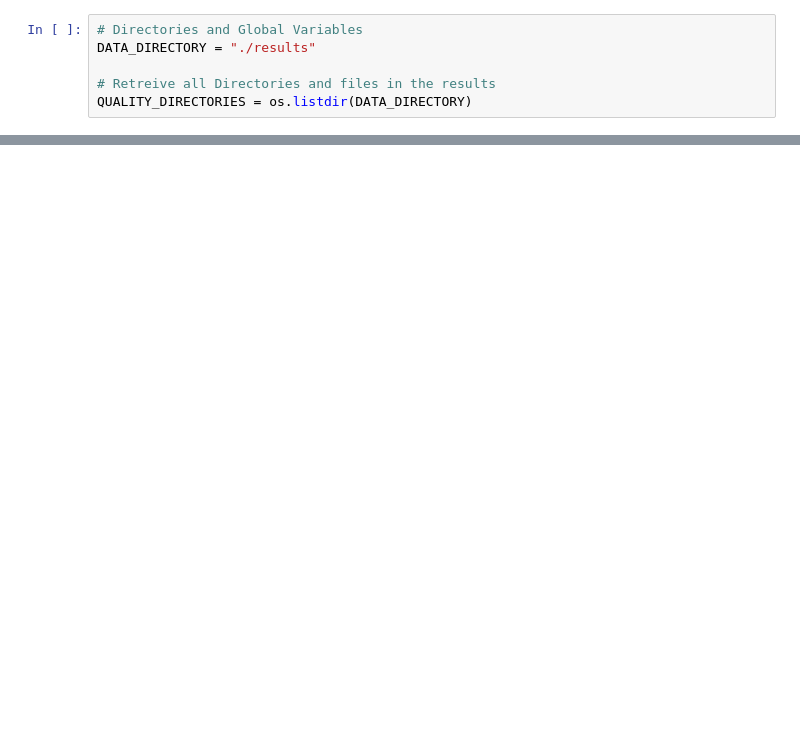
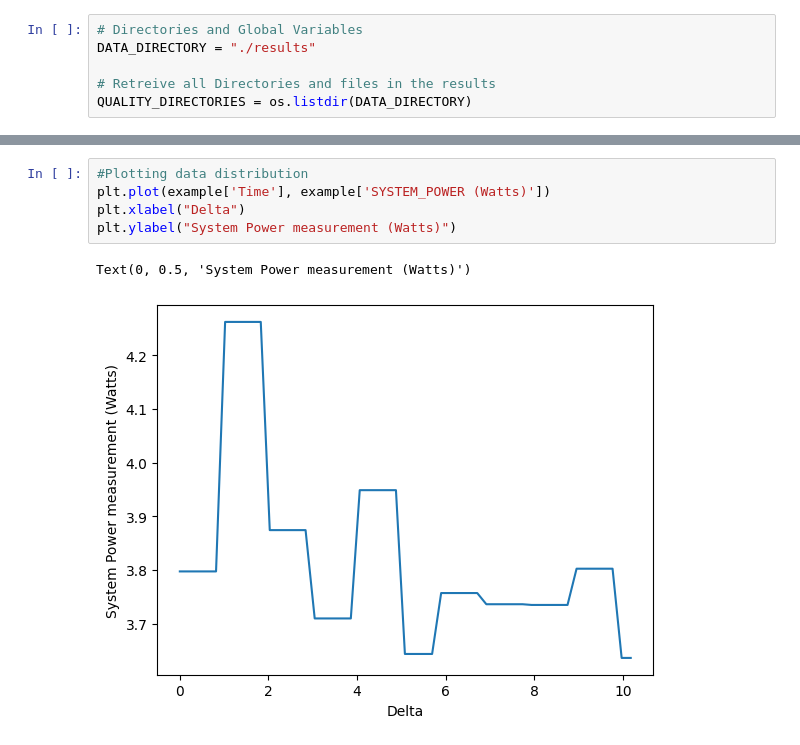
Before and after one commit to g34-sustainable-software/p1_dev, a Jupyter notebook: compilation.ipynb, the cells around one changed output, grey strips where cells are left out. Saved outputs shown, nothing was run; the diff lists cells and outputs as text; blank space fills up the shorter version.

Commit message:
Different figures and collections, should be setup to create a general figure set

```diff
--- a/compilation.ipynb
+++ b/compilation.ipynb
@@ -44,0 +88,8 @@ example
+# %%
+#Plotting data distribution
+plt.plot(example['Time'], example['SYSTEM_POWER (Watts)'])
+plt.xlabel("Delta")
+plt.ylabel("System Power measurement (Watts)")
+# %% [output]
+Text(0, 0.5, 'System Power measurement (Watts)')
+[figure, added]
```
Also changed, not shown: parts of 13 cells of this notebook, 2 other files.
